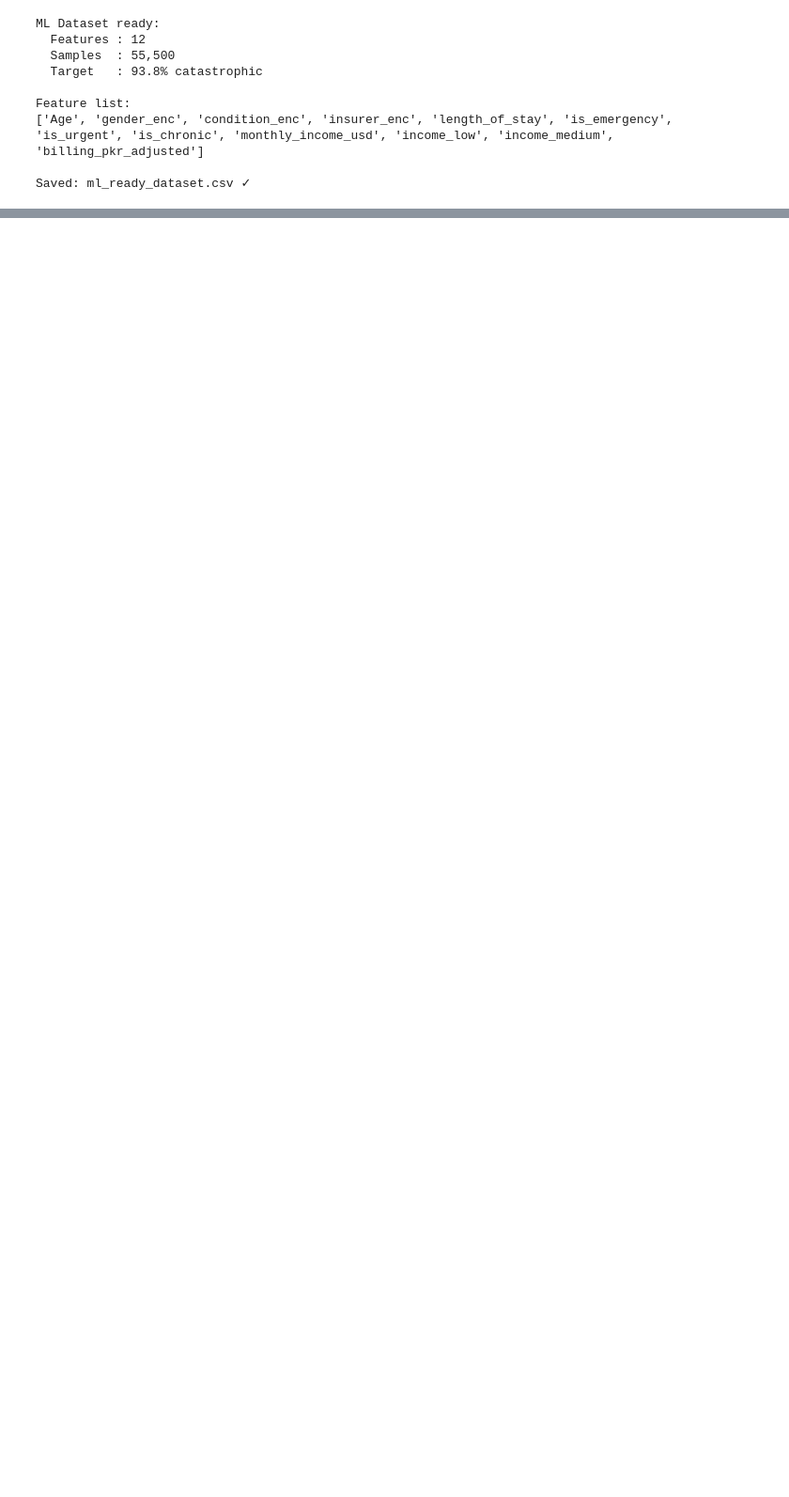
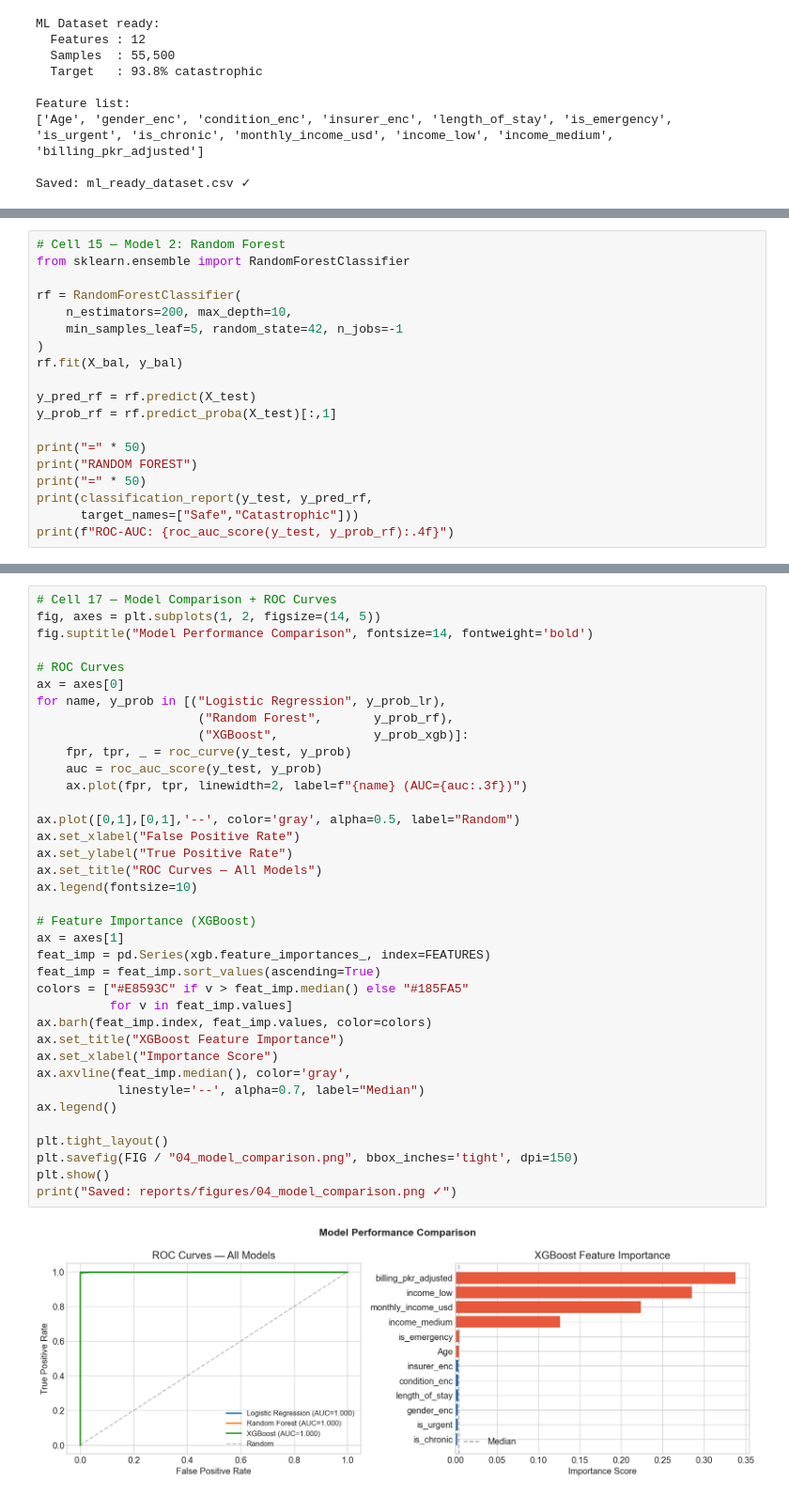
Before and after one commit to Asif5588-M/catastrophic-health-expenditure-pakistan, a Jupyter notebook: notebooks/01_eda.ipynb, the cells around one changed output, grey strips where cells are left out. Shown at 94% size. Cells and saved outputs as stored; diff of their text form; blank space fills up the shorter version.

Commit message:
feat: ML models — LR, RF, XGBoost + SHAP analysis

```diff
--- a/notebooks/01_eda.ipynb
+++ b/notebooks/01_eda.ipynb
@@ -432,0 +547,19 @@ Saved: ml_ready_dataset.csv ✓
+# %%
+# Cell 15 — Model 2: Random Forest
+from sklearn.ensemble import RandomForestClassifier
+
+rf = RandomForestClassifier(
+    n_estimators=200, max_depth=10,
+    min_samples_leaf=5, random_state=42, n_jobs=-1
+)
+rf.fit(X_bal, y_bal)
+
+y_pred_rf = rf.predict(X_test)
+y_prob_rf = rf.predict_proba(X_test)[:,1]
+
+print("=" * 50)
+print("RANDOM FOREST")
+print("=" * 50)
+print(classification_report(y_test, y_pred_rf,
+      target_names=["Safe","Catastrophic"]))
+print(f"ROC-AUC: {roc_auc_score(y_test, y_prob_rf):.4f}")
@@ -432,0 +621,39 @@ Saved: ml_ready_dataset.csv ✓
+# %%
+# Cell 17 — Model Comparison + ROC Curves
+fig, axes = plt.subplots(1, 2, figsize=(14, 5))
+fig.suptitle("Model Performance Comparison", fontsize=14, fontweight='bold')
+
+# ROC Curves
+ax = axes[0]
+for name, y_prob in [("Logistic Regression", y_prob_lr),
+                      ("Random Forest",       y_prob_rf),
+                      ("XGBoost",             y_prob_xgb)]:
+    fpr, tpr, _ = roc_curve(y_test, y_prob)
+    auc = roc_auc_score(y_test, y_prob)
+    ax.plot(fpr, tpr, linewidth=2, label=f"{name} (AUC={auc:.3f})")
+
+ax.plot([0,1],[0,1],'--', color='gray', alpha=0.5, label="Random")
+ax.set_xlabel("False Positive Rate")
+ax.set_ylabel("True Positive Rate")
+ax.set_title("ROC Curves — All Models")
+ax.legend(fontsize=10)
+
+# Feature Importance (XGBoost)
+ax = axes[1]
+feat_imp = pd.Series(xgb.feature_importances_, index=FEATURES)
+feat_imp = feat_imp.sort_values(ascending=True)
+colors = ["#E8593C" if v > feat_imp.median() else "#185FA5"
+          for v in feat_imp.values]
+ax.barh(feat_imp.index, feat_imp.values, color=colors)
+ax.set_title("XGBoost Feature Importance")
+ax.set_xlabel("Importance Score")
+ax.axvline(feat_imp.median(), color='gray',
+           linestyle='--', alpha=0.7, label="Median")
+ax.legend()
+
+plt.tight_layout()
+plt.savefig(FIG / "04_model_comparison.png", bbox_inches='tight', dpi=150)
+plt.show()
+print("Saved: reports/figures/04_model_comparison.png ✓")
+# %% [output]
+[figure, added]
```
Also changed, not shown: parts of 11 cells of this notebook.
